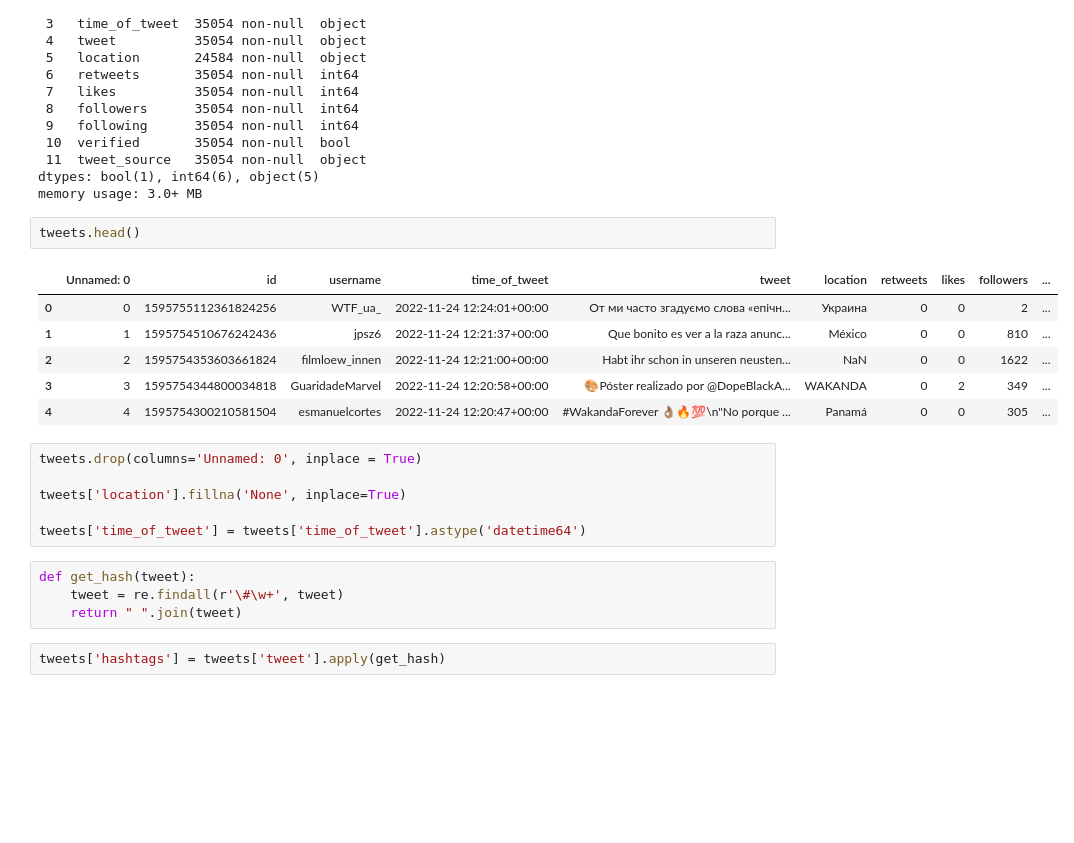
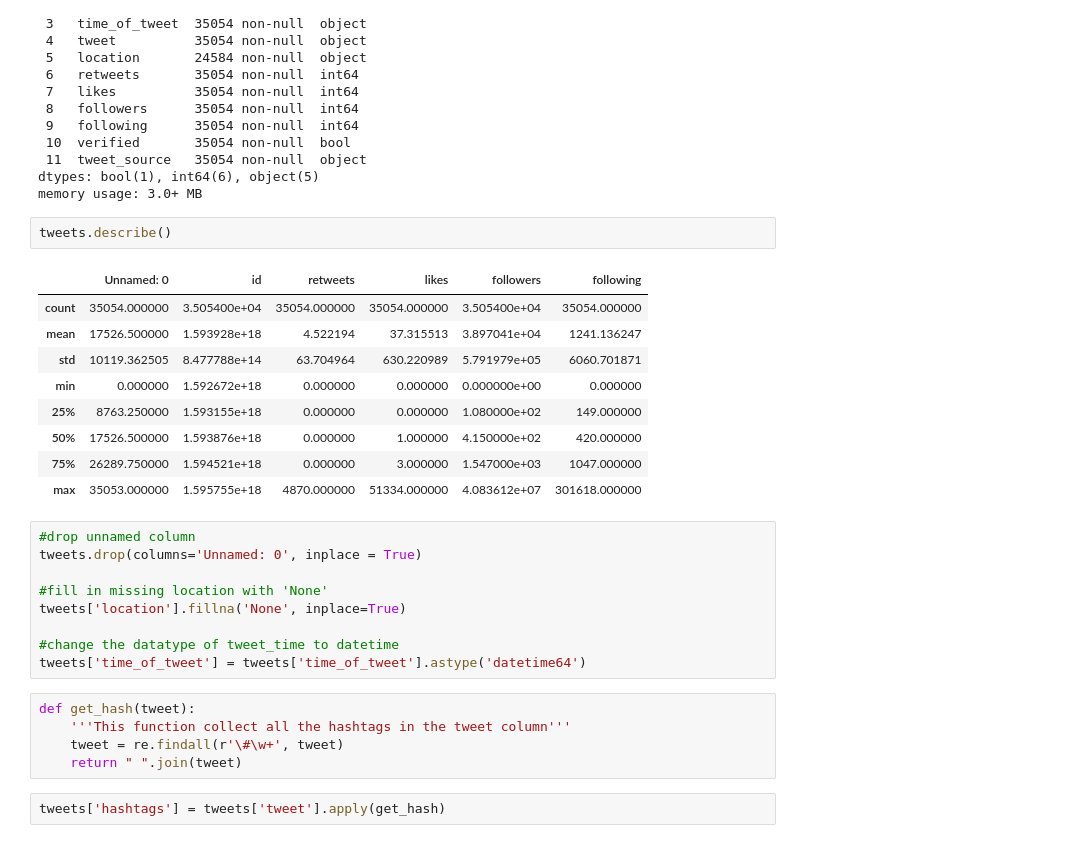
Before and after one commit to joshuaati/black_panther_tweet_analysis, a Jupyter notebook: app.ipynb, the cells around one changed output. Drawn from its saved outputs; the diff is of its cells as text; blank space fills up the shorter version.

```diff
--- a/app.ipynb
+++ b/app.ipynb
@@ -70,22 +70,29 @@ Data columns (total 12 columns):
 dtypes: bool(1), int64(6), object(5)
 memory usage: 3.0+ MB
 # %%
-tweets.head()
+tweets.describe()
 # %% [output]
-|  | Unnamed: 0 | id | username | time_of_tweet | tweet | location | retweets | likes | followers | ... |
-| 0 | 0 | 1595755112361824256 | WTF_ua_ | 2022-11-24 12:24:01+00:00 | От ми часто згадуємо слова «епічн... | Украина | 0 | 0 | 2 | ... |
-| 1 | 1 | 1595754510676242436 | jpsz6 | 2022-11-24 12:21:37+00:00 | Que bonito es ver a la raza anunc... | México | 0 | 0 | 810 | ... |
-| 2 | 2 | 1595754353603661824 | filmloew_innen | 2022-11-24 12:21:00+00:00 | Habt ihr schon in unseren neusten... | NaN | 0 | 0 | 1622 | ... |
-| 3 | 3 | 1595754344800034818 | GuaridadeMarvel | 2022-11-24 12:20:58+00:00 | 🎨Póster realizado por @DopeBlackA... | WAKANDA | 0 | 2 | 349 | ... |
-| 4 | 4 | 1595754300210581504 | esmanuelcortes | 2022-11-24 12:20:47+00:00 | #WakandaForever 👌🏽🔥💯\n"No porque ... | Panamá | 0 | 0 | 305 | ... |
+|  | Unnamed: 0 | id | retweets | likes | followers | following |
+| count | 35054.000000 | 3.505400e+04 | 35054.000000 | 35054.000000 | 3.505400e+04 | 35054.000000 |
+| mean | 17526.500000 | 1.593928e+18 | 4.522194 | 37.315513 | 3.897041e+04 | 1241.136247 |
+| std | 10119.362505 | 8.477788e+14 | 63.704964 | 630.220989 | 5.791979e+05 | 6060.701871 |
+| min | 0.000000 | 1.592672e+18 | 0.000000 | 0.000000 | 0.000000e+00 | 0.000000 |
+| 25% | 8763.250000 | 1.593155e+18 | 0.000000 | 0.000000 | 1.080000e+02 | 149.000000 |
+| 50% | 17526.500000 | 1.593876e+18 | 0.000000 | 1.000000 | 4.150000e+02 | 420.000000 |
+| 75% | 26289.750000 | 1.594521e+18 | 0.000000 | 3.000000 | 1.547000e+03 | 1047.000000 |
+| max | 35053.000000 | 1.595755e+18 | 4870.000000 | 51334.000000 | 4.083612e+07 | 301618.000000 |
 # %%
+#drop unnamed column
 tweets.drop(columns='Unnamed: 0', inplace = True)
 
+#fill in missing location with 'None'
 tweets['location'].fillna('None', inplace=True)
 
+#change the datatype of tweet_time to datetime
 tweets['time_of_tweet'] = tweets['time_of_tweet'].astype('datetime64')
 # %%
 def get_hash(tweet):
+    '''This function collect all the hashtags in the tweet column'''
     tweet = re.findall(r'\#\w+', tweet)
     return " ".join(tweet)
 # %%
```
Also changed, not shown: parts of 6 cells of this notebook, 1 other file.
